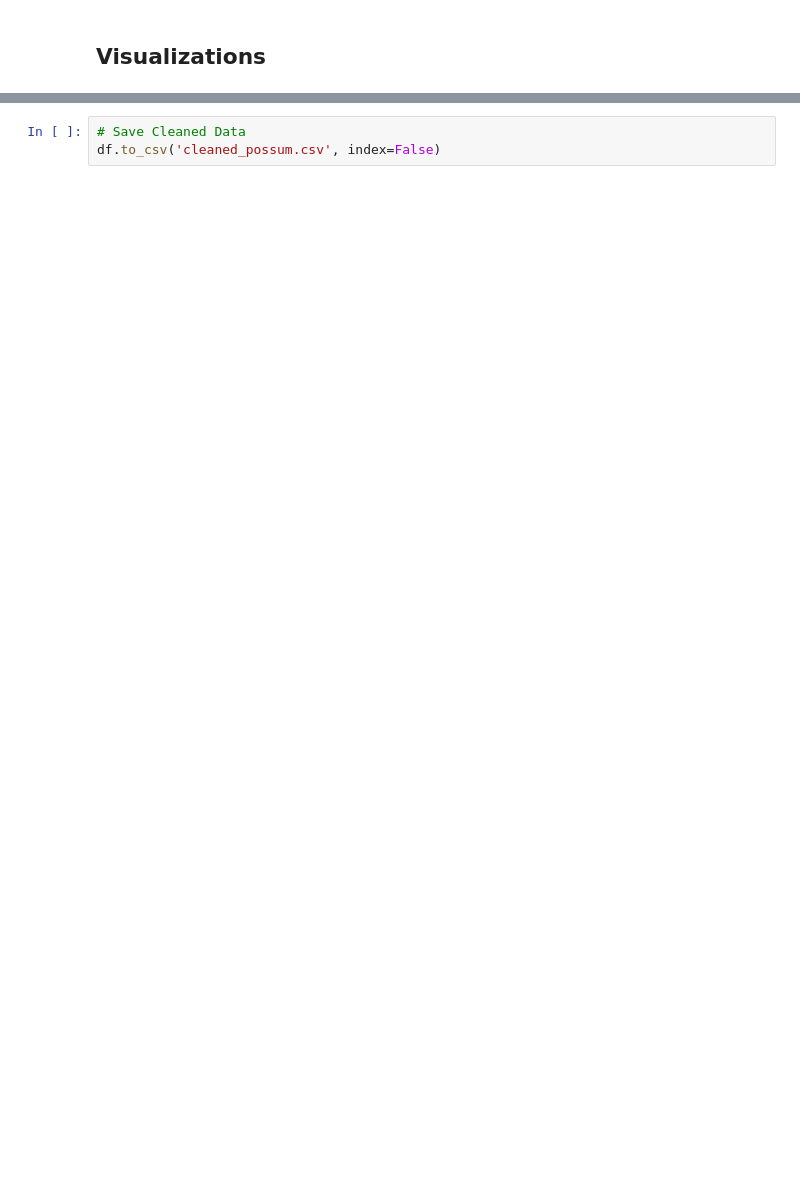
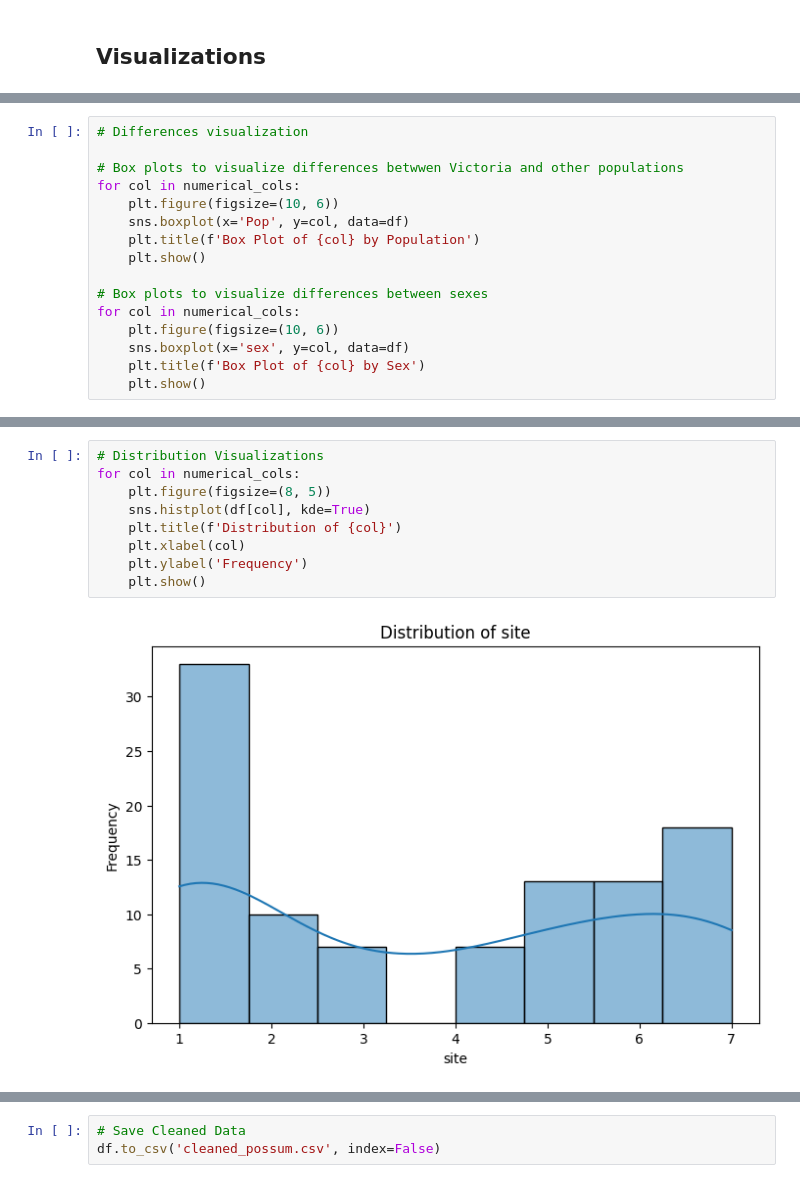
Before and after one commit to Divine123-glitch/module-2, a Jupyter notebook: TASK/task18/Task18.ipynb, the cells around one changed output, grey strips where cells are left out. Drawn from its saved outputs; the diff is of its cells as text; blank space fills up the shorter version.

```diff
--- a/TASK/task18/Task18.ipynb
+++ b/TASK/task18/Task18.ipynb
@@ -174,0 +507,16 @@ for col in numerical_cols:
+# %%
+# Differences visualization
+
+# Box plots to visualize differences betwwen Victoria and other populations
+for col in numerical_cols:
+    plt.figure(figsize=(10, 6))
+    sns.boxplot(x='Pop', y=col, data=df)
+    plt.title(f'Box Plot of {col} by Population')
+    plt.show()
+
+# Box plots to visualize differences between sexes
+for col in numerical_cols:
+    plt.figure(figsize=(10, 6))
+    sns.boxplot(x='sex', y=col, data=df)
+    plt.title(f'Box Plot of {col} by Sex')
+    plt.show()
@@ -174,0 +537,11 @@ for col in numerical_cols:
+# %%
+# Distribution Visualizations
+for col in numerical_cols:
+    plt.figure(figsize=(8, 5))
+    sns.histplot(df[col], kde=True)
+    plt.title(f'Distribution of {col}')
+    plt.xlabel(col)
+    plt.ylabel('Frequency')
+    plt.show()
+# %% [output]
+[figure, added]
```
Also changed, not shown: parts of 30 cells of this notebook, 5 other files.
